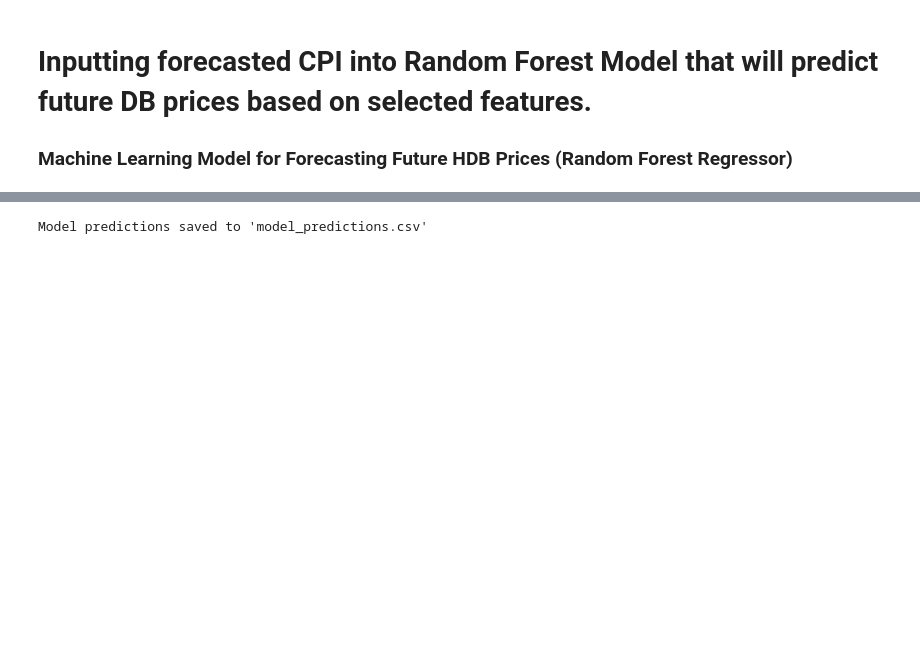
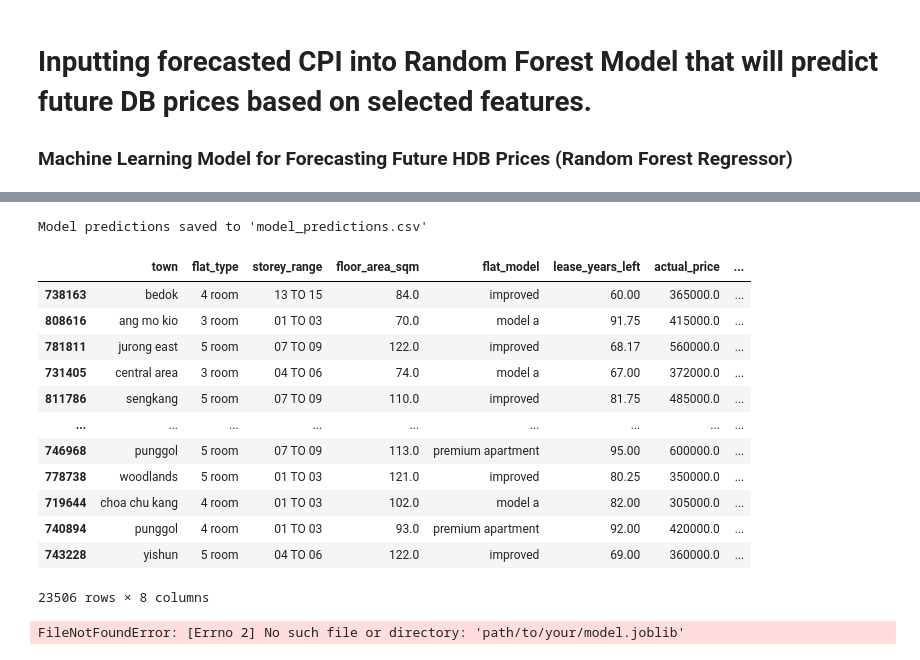
Before and after one commit to jayelle0609/HDB_Historical_Price_Analysis, a Jupyter notebook: HDB_Prices_Forecast.ipynb, the cells around one changed output, grey strips where cells are left out. Cells and saved outputs as stored; diff of their text form; code cells hidden in the pictures; blank space fills up the shorter version.

```diff
--- a/HDB_Prices_Forecast.ipynb
+++ b/HDB_Prices_Forecast.ipynb
@@ -864,14 +1034,37 @@ Model saved to hdb_price_model.joblib
 # %%
 # Predict on test set
-y_pred = model.predict(X_test)
+y_pred = rf_model.predict(X_test)
 
 # Combine input features (X_test) and predictions in one DataFrame
 results_df = X_test.copy()
 results_df['actual_price'] = y_test.values  # actual values if available
 results_df['predicted_price'] = y_pred      # predicted values
 
 # Save to CSV
 results_df.to_csv('model_predictions.csv', index=False)
 print("Model predictions saved to 'model_predictions.csv'")
+
+results_df
 # %% [output]
 Model predictions saved to 'model_predictions.csv'
+|  | town | flat_type | storey_range | floor_area_sqm | flat_model | lease_years_left | actual_price | ... |
+| 738163 | bedok | 4 room | 13 TO 15 | 84.0 | improved | 60.00 | 365000.0 | ... |
+| 808616 | ang mo kio | 3 room | 01 TO 03 | 70.0 | model a | 91.75 | 415000.0 | ... |
+| 781811 | jurong east | 5 room | 07 TO 09 | 122.0 | improved | 68.17 | 560000.0 | ... |
+| 731405 | central area | 3 room | 04 TO 06 | 74.0 | model a | 67.00 | 372000.0 | ... |
+| 811786 | sengkang | 5 room | 07 TO 09 | 110.0 | improved | 81.75 | 485000.0 | ... |
+| ... | ... | ... | ... | ... | ... | ... | ... | ... |
+| 746968 | punggol | 5 room | 07 TO 09 | 113.0 | premium apartment | 95.00 | 600000.0 | ... |
+| 778738 | woodlands | 5 room | 01 TO 03 | 121.0 | improved | 80.25 | 350000.0 | ... |
+| 719644 | choa chu kang | 4 room | 01 TO 03 | 102.0 | model a | 82.00 | 305000.0 | ... |
+| 740894 | punggol | 4 room | 01 TO 03 | 93.0 | premium apartment | 92.00 | 420000.0 | ... |
+| 743228 | yishun | 5 room | 04 TO 06 | 122.0 | improved | 69.00 | 360000.0 | ... |
+23506 rows × 8 columns
+# %%
+import joblib
+
+model = joblib.load('path/to/your/model.joblib')
+print(type(model))
+print(model)
+# %% [output]
+FileNotFoundError: [Errno 2] No such file or directory: 'path/to/your/model.joblib'
```
Also changed, not shown: parts of 16 cells of this notebook.
